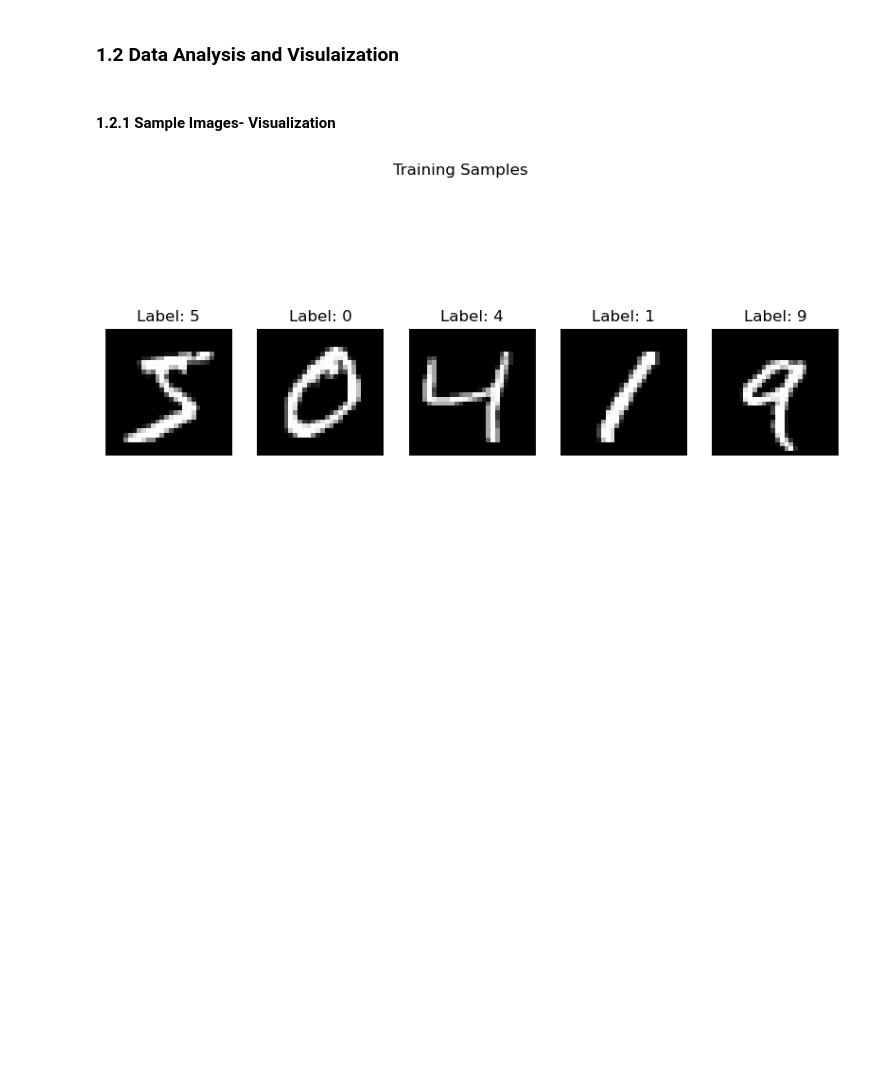
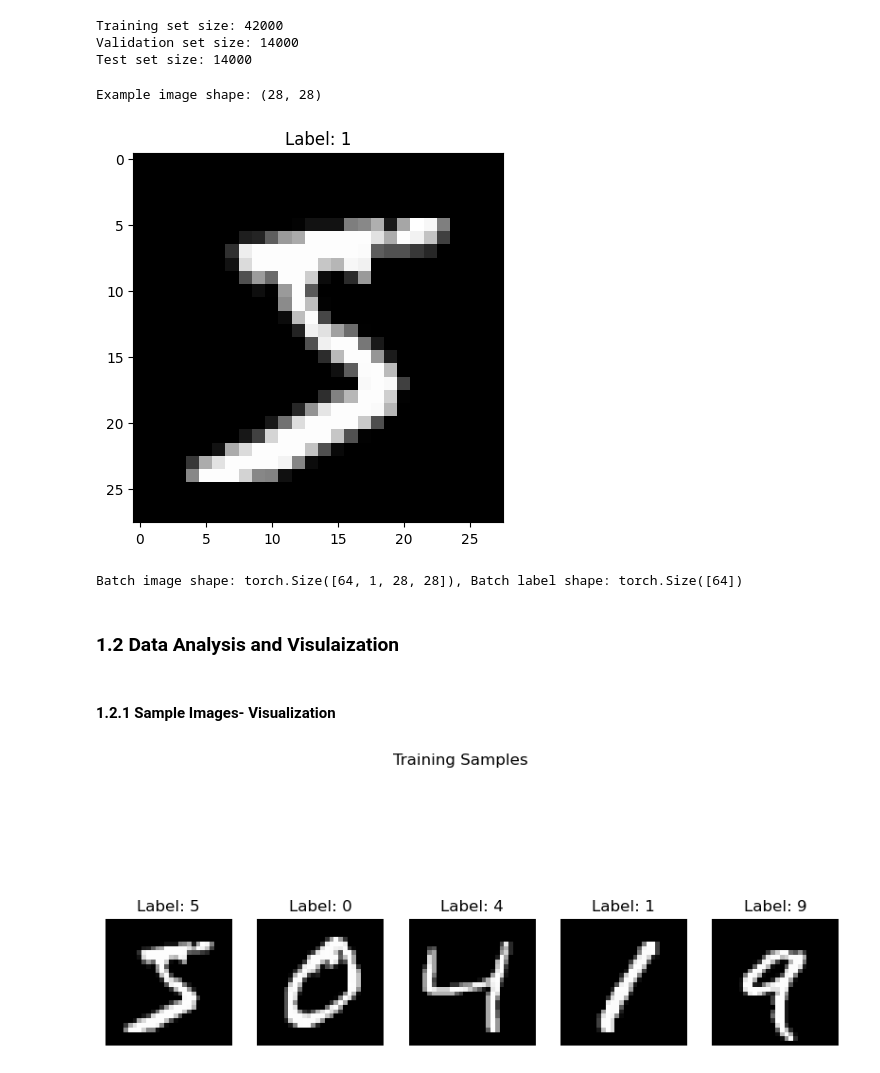
Before and after one commit to Team-Synapse-UoM/Custom-CNN-ImageClassification, a Jupyter notebook: data.ipynb, the cells around one changed output. Drawn from its saved outputs; the diff is of its cells as text; code cells hidden in the pictures; blank space fills up the shorter version.

Commit message:
Fixed dataset split

```diff
--- a/data.ipynb
+++ b/data.ipynb
@@ -63,0 +22,7 @@ plt.show()
+# %%
+urls = {
+    "train_images": "https://ossci-datasets.s3.amazonaws.com/mnist/train-images-idx3-ubyte.gz",
+    "train_labels": "https://ossci-datasets.s3.amazonaws.com/mnist/train-labels-idx1-ubyte.gz",
+    "test_images": "https://ossci-datasets.s3.amazonaws.com/mnist/t10k-images-idx3-ubyte.gz",
+    "test_labels": "https://ossci-datasets.s3.amazonaws.com/mnist/t10k-labels-idx1-ubyte.gz"
+}
@@ -63,0 +75,40 @@ plt.show()
+# %%
+def split_data(images, labels):
+    total_size = len(images)
+
+    # Calculate sizes for each split
+    train_size = int(0.6 * total_size)
+    val_size = int(0.2 * total_size)
+    test_size = total_size - train_size - val_size
+
+    # Create splits
+    train_images, train_labels = images[:train_size], labels[:train_size]
+    val_images, val_labels = images[train_size:train_size+val_size], labels[train_size:train_size+val_size]
+    test_images, test_labels = images[train_size+val_size:], labels[train_size+val_size:]
+
+    return (train_images, train_labels), (val_images, val_labels), (test_images, test_labels)
+
+# Split into training, validation, and testing sets (60%, 20%, 20%)
+(train_images, train_labels), (val_images, val_labels), (test_images, test_labels) = split_data(images, labels)
+
+# Output the sizes of each dataset
+print(f"Training set size: {len(train_images)}")
+print(f"Validation set size: {len(val_images)}")
+print(f"Test set size: {len(test_images)}")
+# %% [output]
+Training set size: 42000
+Validation set size: 14000
+Test set size: 14000
+# %%
+# Show the shape of an example image
+print(f"Example image shape: {train_images[0].shape}")
+
+# Display the first image in the training set (requires matplotlib)
+import matplotlib.pyplot as plt
+
+plt.imshow(train_images[0], cmap='gray')
+plt.title(f"Label: {train_labels[0]}")
+plt.show()
+# %% [output]
+Example image shape: (28, 28)
+[figure, added]
@@ -64,3 +127,20 @@ plt.show()
+# %%
+# Create datasets
+train_dataset = MNISTDataset(train_images, train_labels)
+val_dataset = MNISTDataset(val_images, val_labels)
+test_dataset = MNISTDataset(test_images, test_labels)
+
+# Create DataLoader objects
+train_loader = DataLoader(train_dataset, batch_size=64, shuffle=True)
+val_loader = DataLoader(val_dataset, batch_size=64, shuffle=False)
+test_loader = DataLoader(test_dataset, batch_size=64, shuffle=False)
+
+# Example of accessing a batch from the DataLoader
+train_iter = iter(train_loader)
+images, labels = next(train_iter)
+print(f"Batch image shape: {images.shape}, Batch label shape: {labels.shape}")
+# %% [output]
+Batch image shape: torch.Size([64, 1, 28, 28]), Batch label shape: torch.Size([64])
 # %% [markdown]
 ### **1.2 Data Analysis and Visulaization**
 # %% [markdown]
```
Also changed, not shown: parts of 12 cells of this notebook, 1 other file.
